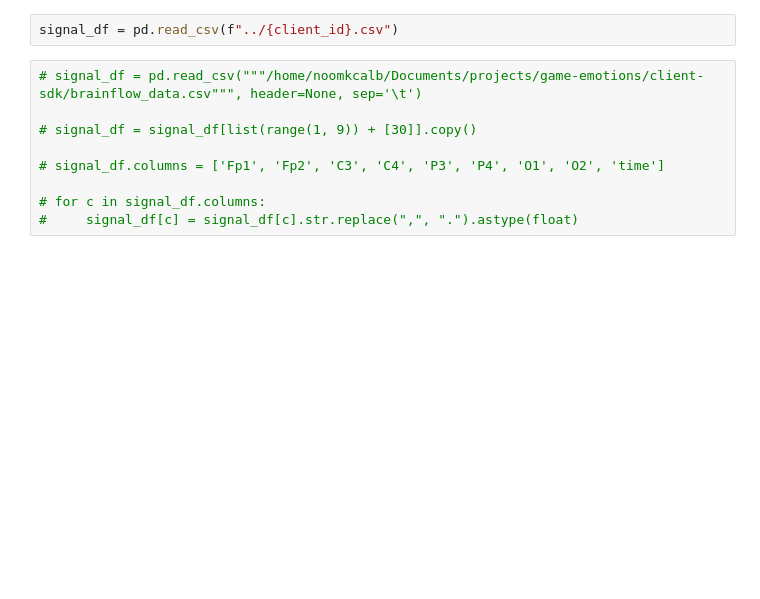
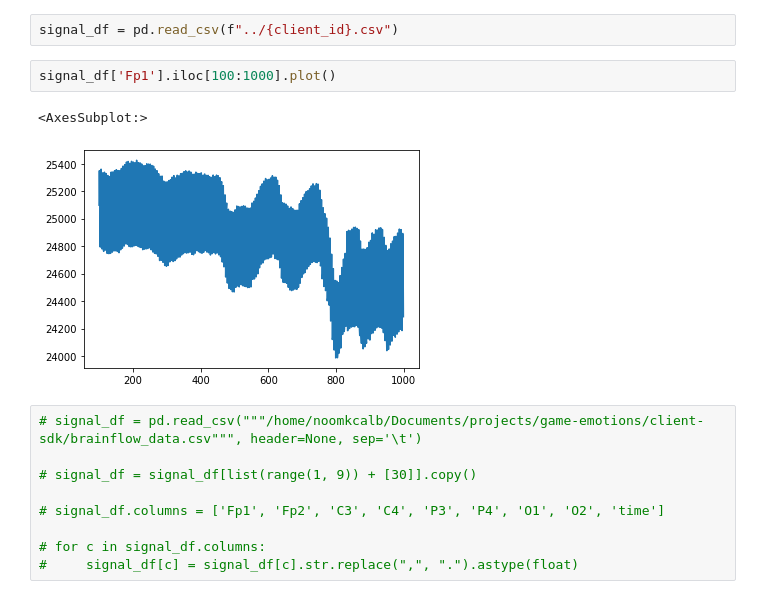
Before and after one commit to belya/game-emotions-viewer, a Jupyter notebook: video-server/notebooks/indicators.ipynb, the cells around one changed output. Cells and saved outputs as stored; diff of their text form; blank space fills up the shorter version.

```diff
--- a/video-server/notebooks/indicators.ipynb
+++ b/video-server/notebooks/indicators.ipynb
@@ -21,6 +21,11 @@ sampling_freq = devices["OpenBCI8"]['sampling_rate']
 ch_names = devices["OpenBCI8"]['channels']
 # %%
 signal_df = pd.read_csv(f"../{client_id}.csv")
+# %%
+signal_df['Fp1'].iloc[100:1000].plot()
+# %% [output]
+<AxesSubplot:>
+[figure, added]
 # %%
 # signal_df = pd.read_csv("""/home/noomkcalb/Documents/projects/game-emotions/client-sdk/brainflow_data.csv""", header=None, sep='\t')
 
```
Also changed, not shown: parts of 5 cells of this notebook, 3 other files.
